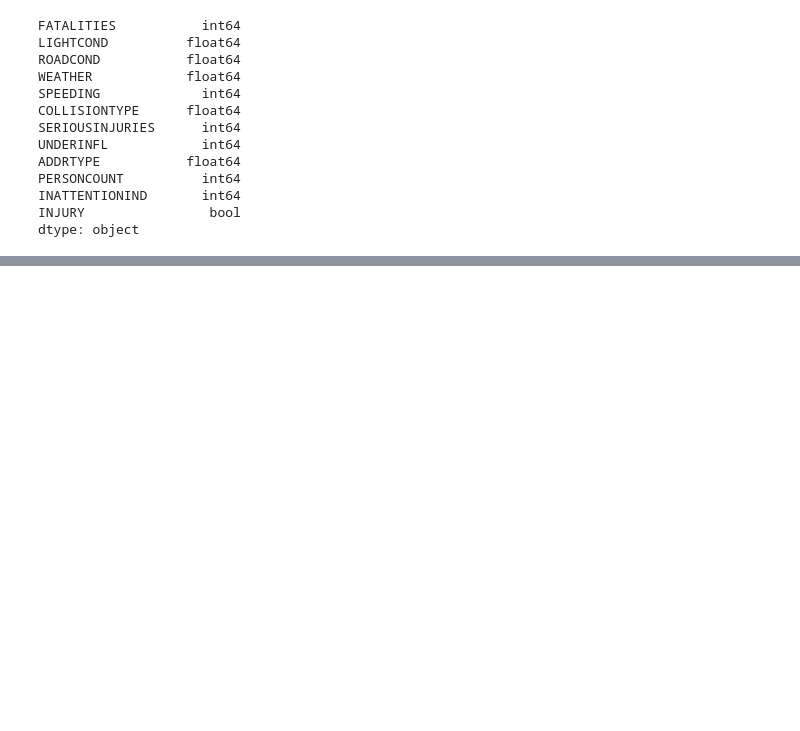
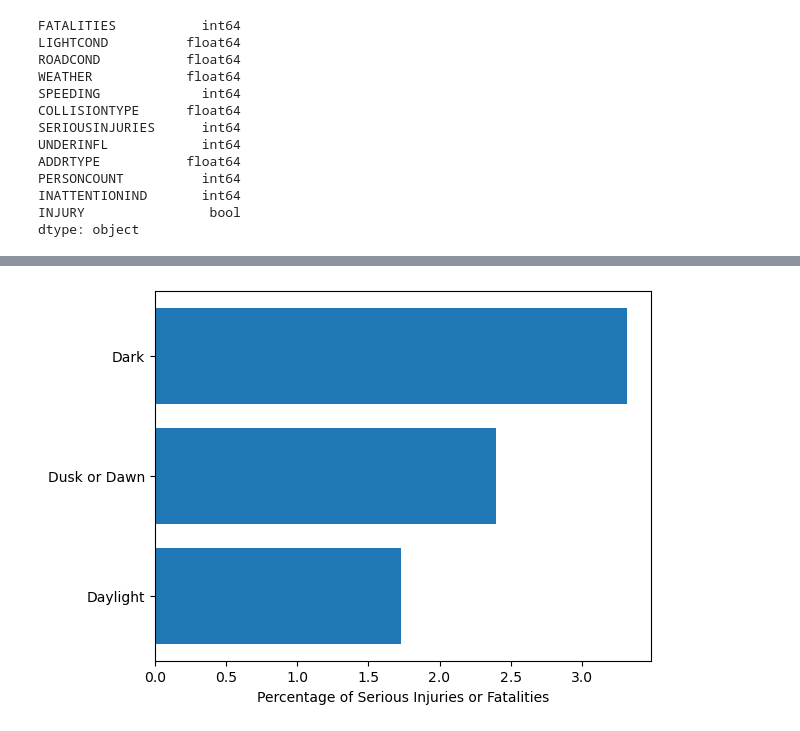
Before and after one commit to LukeTaylorDS/Electric_vs_Gas, a Jupyter notebook: ML_model.ipynb, the cells around one changed output, grey strips where cells are left out. Drawn from its saved outputs; the diff is of its cells as text; code cells hidden in the pictures; blank space fills up the shorter version.

```diff
--- a/ML_model.ipynb
+++ b/ML_model.ipynb
@@ -237,0 +320,17 @@ Name: INJURY, dtype: float64
+# %%
+# Calculate injury percentages for each light condition
+lightcond_injury_percentage = ml_seattle_df.groupby('LIGHTCOND')['INJURY'].mean() * 100
+
+# Filter for Daylight, Dark, and Dusk or Dawn
+injury_percentages = [lightcond_injury_percentage[1],
+                      lightcond_injury_percentage[[4, 5]].mean(),
+                      lightcond_injury_percentage[[2, 6, 8, 9]].mean()]
+
+# Create a bar chart
+light_conditions = ['Daylight', 'Dusk or Dawn', 'Dark']
+plt.barh(light_conditions, injury_percentages)
+plt.xlabel('Percentage of Serious Injuries or Fatalities')
+plt.title('')
+plt.show()
+# %% [output]
+[figure, added]
```
Also changed, not shown: parts of 16 cells of this notebook, 1 other file.
